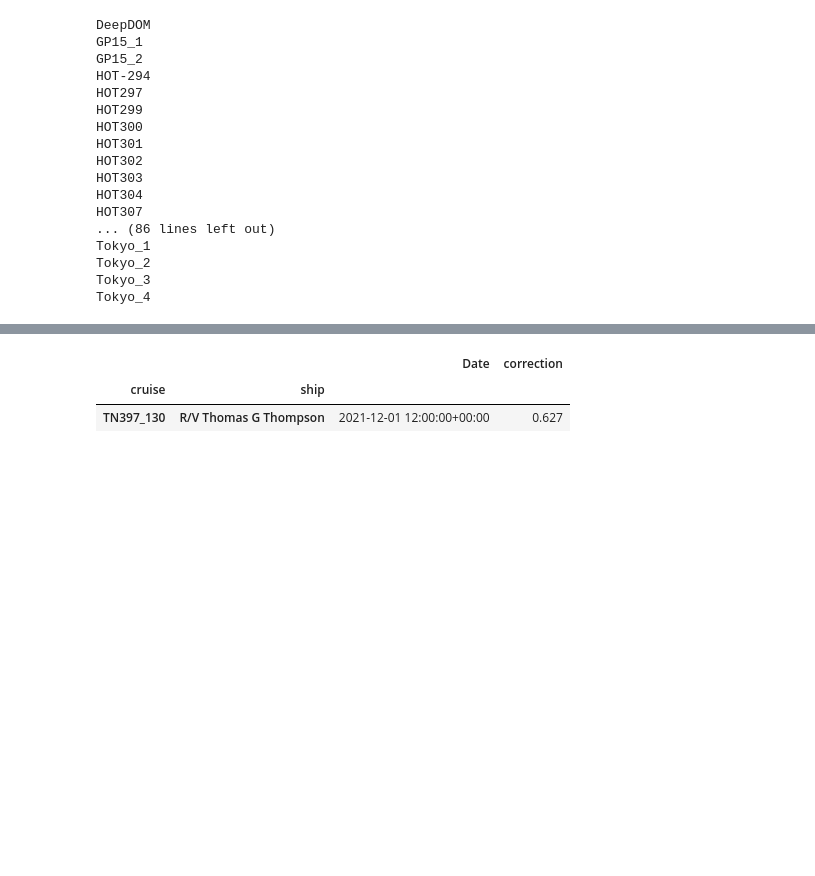
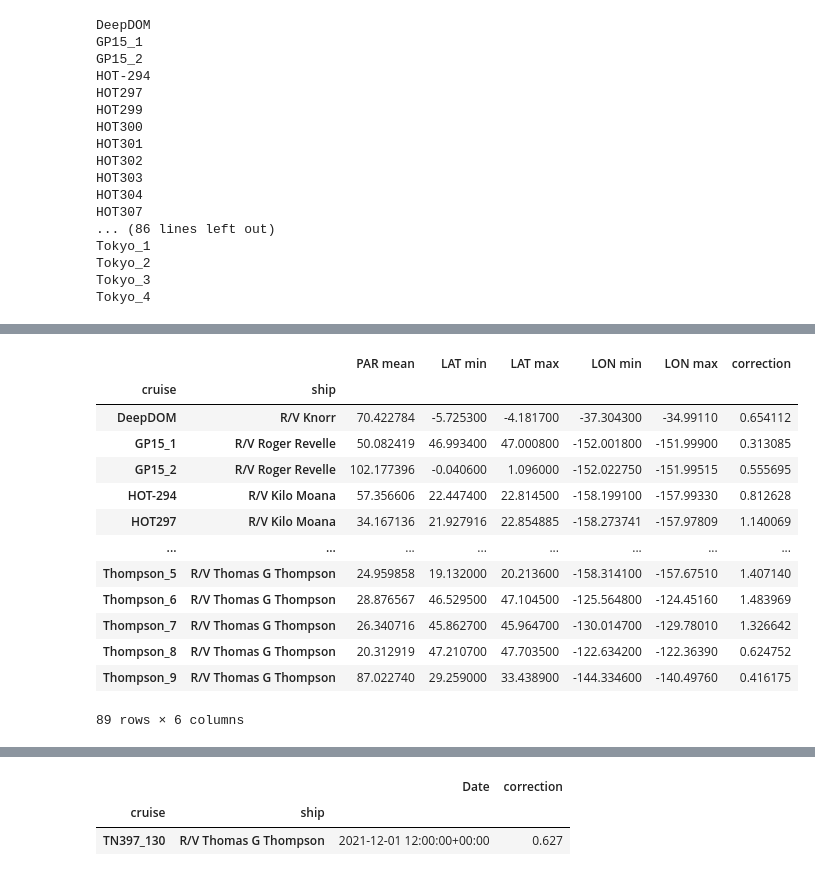
Before and after one commit to kpc02/SACNAS-2023-project, a Jupyter notebook: all_PAR_calib_python.ipynb, the cells around one changed output, grey strips where cells are left out. Saved outputs shown, nothing was run; the diff lists cells and outputs as text; code cells hidden in the pictures; blank space fills up the shorter version.

```diff
--- a/all_PAR_calib_python.ipynb
+++ b/all_PAR_calib_python.ipynb
@@ -279,8 +231,24 @@ Name: 25, dtype: object
 # %%
 # calculates the correction factor and makes column in clean_sfl
 
-correction = (clean_sfl['sat_PAR'] / clean_sfl['PAR mean']).median()
-clean_sfl['correction'] = correction
+correction = (clean_sfl['sat_PAR'] / clean_sfl['PAR mean'])
+clean_sfl['correction'] = correction.astype(float)
+clean_sfl.groupby(['cruise', 'ship']).median()
+# %% [output]
+|  |  | PAR mean | LAT min | LAT max | LON min | LON max | correction |
+| cruise | ship |  |  |  |  |  |  |
+| DeepDOM | R/V Knorr | 70.422784 | -5.725300 | -4.181700 | -37.304300 | -34.99110 | 0.654112 |
+| GP15_1 | R/V Roger Revelle | 50.082419 | 46.993400 | 47.000800 | -152.001800 | -151.99900 | 0.313085 |
+| GP15_2 | R/V Roger Revelle | 102.177396 | -0.040600 | 1.096000 | -152.022750 | -151.99515 | 0.555695 |
+| HOT-294 | R/V Kilo Moana | 57.356606 | 22.447400 | 22.814500 | -158.199100 | -157.99330 | 0.812628 |
+| HOT297 | R/V Kilo Moana | 34.167136 | 21.927916 | 22.854885 | -158.273741 | -157.97809 | 1.140069 |
+| ... | ... | ... | ... | ... | ... | ... | ... |
+| Thompson_5 | R/V Thomas G Thompson | 24.959858 | 19.132000 | 20.213600 | -158.314100 | -157.67510 | 1.407140 |
+| Thompson_6 | R/V Thomas G Thompson | 28.876567 | 46.529500 | 47.104500 | -125.564800 | -124.45160 | 1.483969 |
+| Thompson_7 | R/V Thomas G Thompson | 26.340716 | 45.862700 | 45.964700 | -130.014700 | -129.78010 | 1.326642 |
+| Thompson_8 | R/V Thomas G Thompson | 20.312919 | 47.210700 | 47.703500 | -122.634200 | -122.36390 | 0.624752 |
+| Thompson_9 | R/V Thomas G Thompson | 87.022740 | 29.259000 | 33.438900 | -144.334600 | -140.49760 | 0.416175 |
+89 rows × 6 columns
 # %%
 # figure plotting stuff out later
 
```
Also changed, not shown: parts of 11 cells of this notebook.
